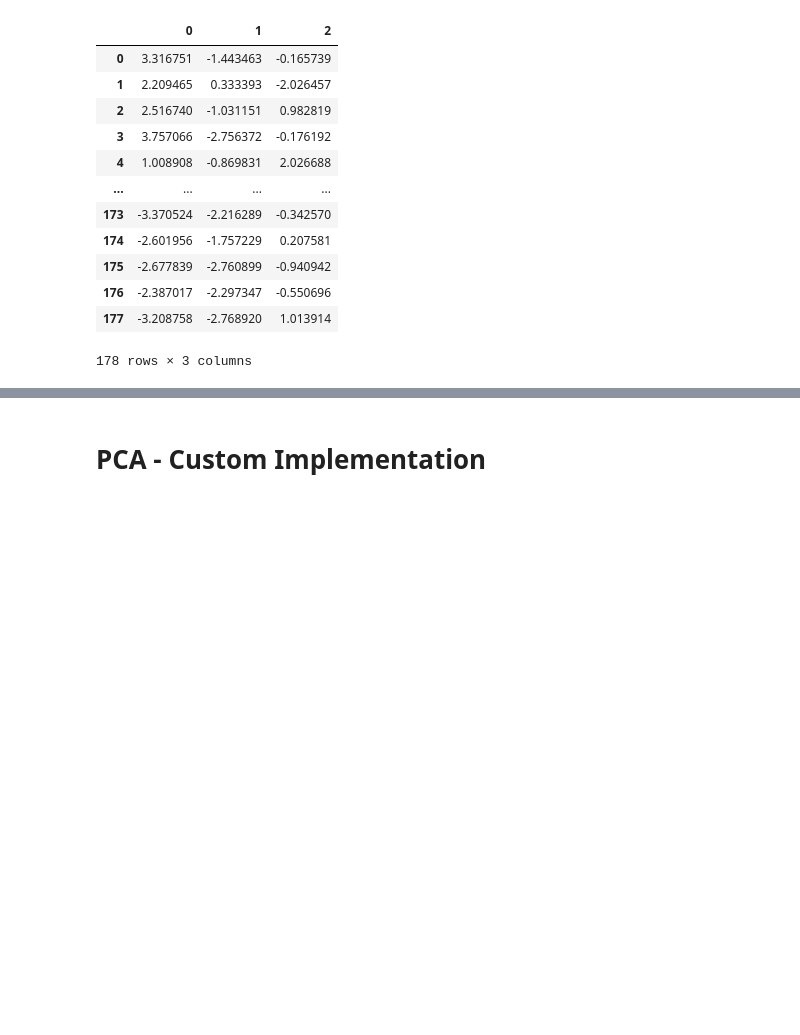
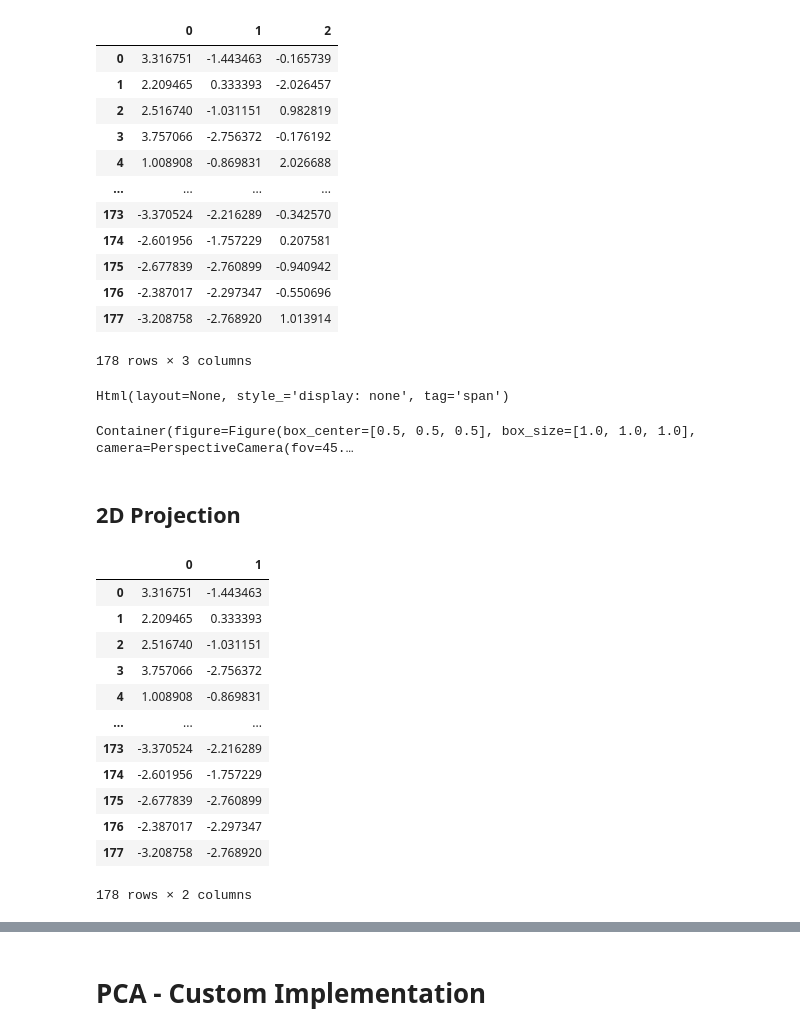
Before and after one commit to khetansarvesh/Tabular-Cross-Sectional-Modelling, a Jupyter notebook: modelling/dimensionality-reduction/PCA.ipynb, the cells around one changed output, grey strips where cells are left out. Cells and saved outputs as stored; diff of their text form; code cells hidden in the pictures; blank space fills up the shorter version.

```diff
--- a/modelling/dimensionality-reduction/PCA.ipynb
+++ b/modelling/dimensionality-reduction/PCA.ipynb
@@ -85,3 +137,41 @@ pd.DataFrame(X_new)
 | 176 | -2.387017 | -2.297347 | -0.550696 |
 | 177 | -3.208758 | -2.768920 | 1.013914 |
 178 rows × 3 columns
+# %%
+def visualize_3d(x, labels):
+    # Workaround as axis limits are not auto-scaling
+    x_norm = (x - x.min(axis=0)) / (x.max(axis=0) - x.min(axis=0))
+    fig = ipv.figure(height=400, width=400)
+    x, y, z = x_norm[:, 0], x_norm[:, 1], x_norm[:, 2]
+
+    # Colors
+    cmap = plt.get_cmap('Greens', 3)
+    color = cmap(labels)
+    ipv.scatter(x, y, z, size=4, marker="sphere", color=color)
+    ipv.show()
+
+visualize_3d(X_new, Y)
+# %% [output]
+Html(layout=None, style_='display: none', tag='span')
+Container(figure=Figure(box_center=[0.5, 0.5, 0.5], box_size=[1.0, 1.0, 1.0], camera=PerspectiveCamera(fov=45.…
+# %% [markdown]
+## 2D Projection
+# %%
+# hence we can see first 2 components accomodates 55% of the variation
+pca = PCA(n_components = 2)
+X_new = pca.fit_transform(X)
+pd.DataFrame(X_new)
+# %% [output]
+|  | 0 | 1 |
+| 0 | 3.316751 | -1.443463 |
+| 1 | 2.209465 | 0.333393 |
+| 2 | 2.516740 | -1.031151 |
+| 3 | 3.757066 | -2.756372 |
+| 4 | 1.008908 | -0.869831 |
+| ... | ... | ... |
+| 173 | -3.370524 | -2.216289 |
+| 174 | -2.601956 | -1.757229 |
+| 175 | -2.677839 | -2.760899 |
+| 176 | -2.387017 | -2.297347 |
+| 177 | -3.208758 | -2.768920 |
+178 rows × 2 columns
```
Also changed, not shown: parts of 11 cells of this notebook.
